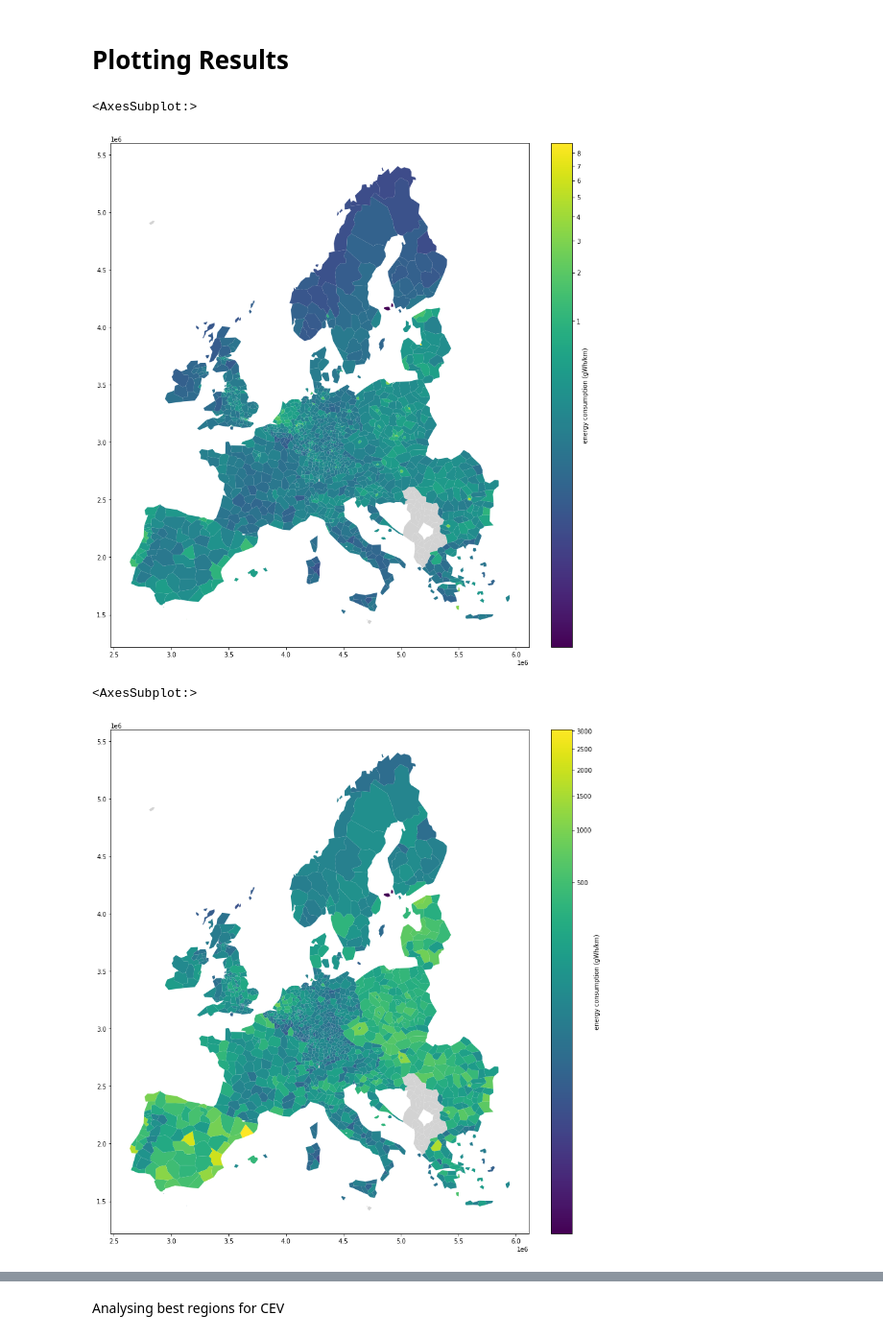
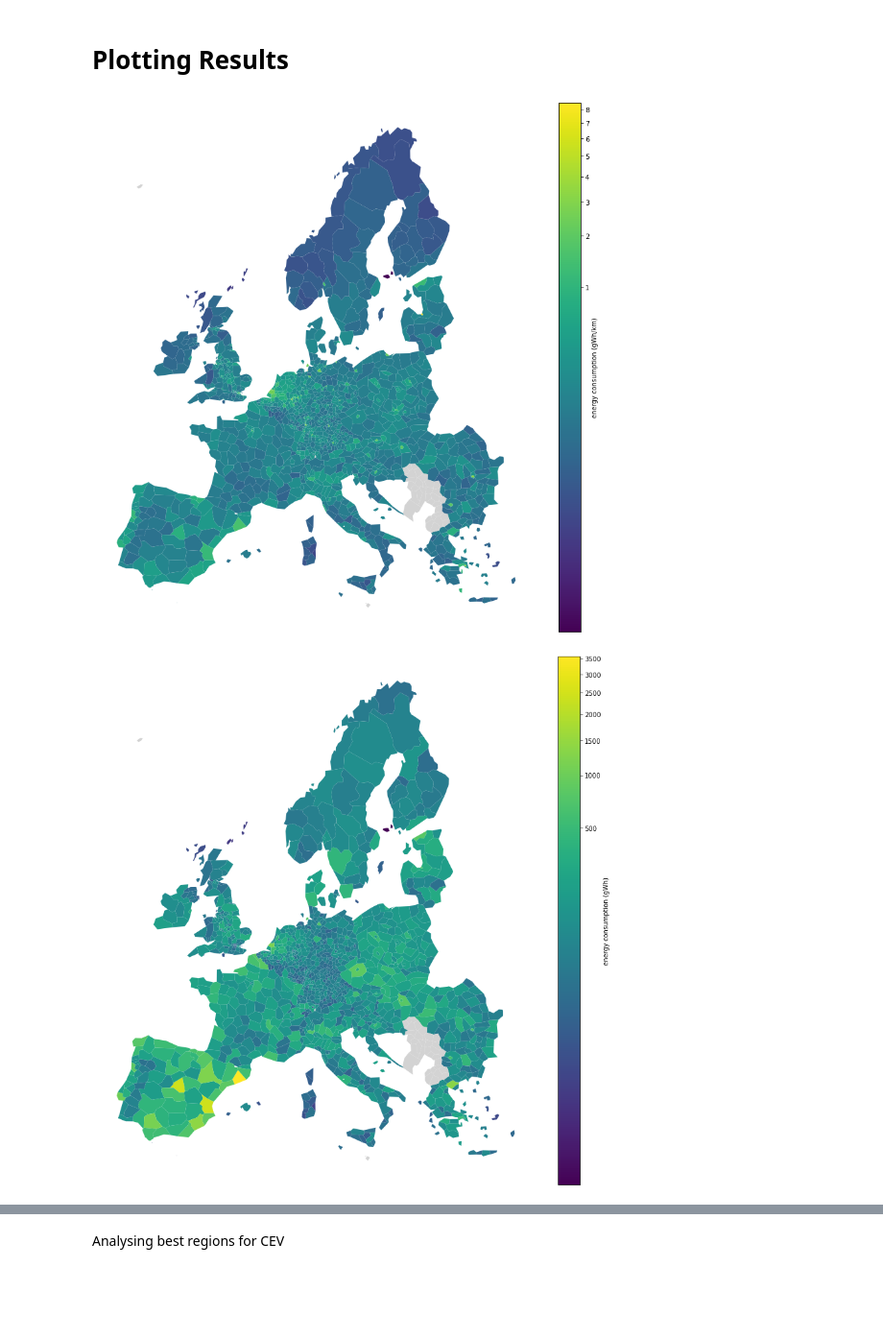
Before and after one commit to Frostie10/eurostat_test, a Jupyter notebook: test_eurostat.ipynb, the cells around one changed output, grey strips where cells are left out. Shown at 96% size. Drawn from its saved outputs; the diff is of its cells as text; code cells hidden in the pictures; blank space fills up the shorter version.

```diff
--- a/test_eurostat.ipynb
+++ b/test_eurostat.ipynb
@@ -32,12 +122,13 @@ transport_share_region = transport_share_region.set_index(['country','id'])
 # %%
 # reindex transport_share_region df with the index of gdf_df and create a multiindex with country code and NUTS 3 code
-transport_share_region = transport_share_region.droplevel(0)
-transport_share_region = transport_share_region.reindex(gdf_dw.set_index('id').index)
-transport_share_region = transport_share_region.set_index(gdf_dw.set_index('CNTR_CODE').index.rename('country'), append=True)
+#transport_share_region = transport_share_region.droplevel(0)
+#transport_share_region = transport_share_region.reindex(gdf_dw.set_index('id').index)
+#transport_share_region = transport_share_region.set_index(gdf_dw.set_index('CNTR_CODE').index.rename('country'), append=True)
 # %%
 # set id as index
 gdf_dw = gdf_dw.set_index('id')
 # %%
 # drop unnecessary regions
 gdf_dw = gdf_dw[~gdf_dw.CNTR_CODE.str.startswith('TR')]
+gdf_dw = gdf_dw[~gdf_dw.CNTR_CODE.str.startswith('AL')]
 gdf_dw = gdf_dw.drop(['ES708', 'ES704', 'ES705', 'ES709', 'ES706', 'ES703', 'ES707', 'CY000', 'FRY10', 'FRY20', 'FRY30', 'FRY40', 'FRY50', 'PT300', 'PT200', 'IS002'])
@@ -94,7 +183,7 @@ gWh_tot_BEV_CEV = kWh_tot_BEV_CEV.multiply(0.000001)
 gWh_Powertrain_BEV_CEV = gWh_tot_BEV_CEV.groupby('Powertrain').sum()
 # %%
 # devide the total gWh demand of the vehicle fleet per country up into the NUTS 3 regions of each country
-gWh_tot_region_BEV_CEV = gWh_tot_BEV_CEV.multiply(transport_share_region)
+gWh_tot_region_BEV_CEV = gWh_tot_BEV_CEV.multiply(t_s_NUTS3)
 # %%
 # Sum up the gWh of each distance class and powertrain technology for each NUTS 3 region
 gWh_tot_region_tot_BEV_CEV = gWh_tot_region_BEV_CEV.groupby('id').sum()
@@ -118,6 +207,7 @@ gdf_gWh_div_roadkm_perRegion_BEV_CEV = gdf_gWh_div_roadkm_perRegion_BEV_CEV.repl
 fig, ax = plt.subplots(1, 1, figsize = (15,15))
 divider = make_axes_locatable(ax)
 cax = divider.append_axes("right", size="5%", pad=0.5)
+ax.axis('off')
 
 gdf_gWh_div_roadkm_perRegion_BEV_CEV.plot(column = '2050',
                                   ax=ax,
@@ -127,27 +217,30 @@ gdf_gWh_div_roadkm_perRegion_BEV_CEV.plot(column = '2050',
                                  cmap = 'viridis',
                                  norm=mcolors.PowerNorm(0.2),
                                  missing_kwds= dict(color = "lightgrey"))
+
+fig.savefig("C:/Users/seanp/OneDrive/Documents/ETH/Master Thesis/Model/Pandas_Plots/gWh_div_roadkm_new.png")
 # %% [output]
-<AxesSubplot:>
-[figure, old version]
+[figure, new version]
 # %%
 gdf_gWh_tot_region_tot_BEV_CEV = gdf_gWh_tot_region_tot_BEV_CEV.replace(0, np.nan)
 
 fig, ax = plt.subplots(1, 1, figsize = (15,15))
 divider = make_axes_locatable(ax)
 cax = divider.append_axes("right", size="5%", pad=0.5)
+ax.axis('off')
 
 gdf_gWh_tot_region_tot_BEV_CEV.plot(column = '2050',
                                   ax=ax,
                                  legend=True,
                                   cax = cax,
-                                  legend_kwds = {'label': 'energy consumption (gWh/km)'},
+                                  legend_kwds = {'label': 'energy consumption (gWh)'},
                                  cmap = 'viridis',
                                  norm=mcolors.PowerNorm(0.2),
                                  missing_kwds= dict(color = "lightgrey"))
+
+fig.savefig("C:/Users/seanp/OneDrive/Documents/ETH/Master Thesis/Model/Pandas_Plots/gWh_new.png")
 # %% [output]
-<AxesSubplot:>
-[figure, old version]
+[figure, new version]
 # %%
 # Dropping regions and islands that are not part of the analysis
 gWh_tot_region_tot_BEV_CEV.columns = gWh_tot_region_tot_BEV_CEV.columns.astype(str)
```
Also changed, not shown: parts of 70 cells of this notebook.
